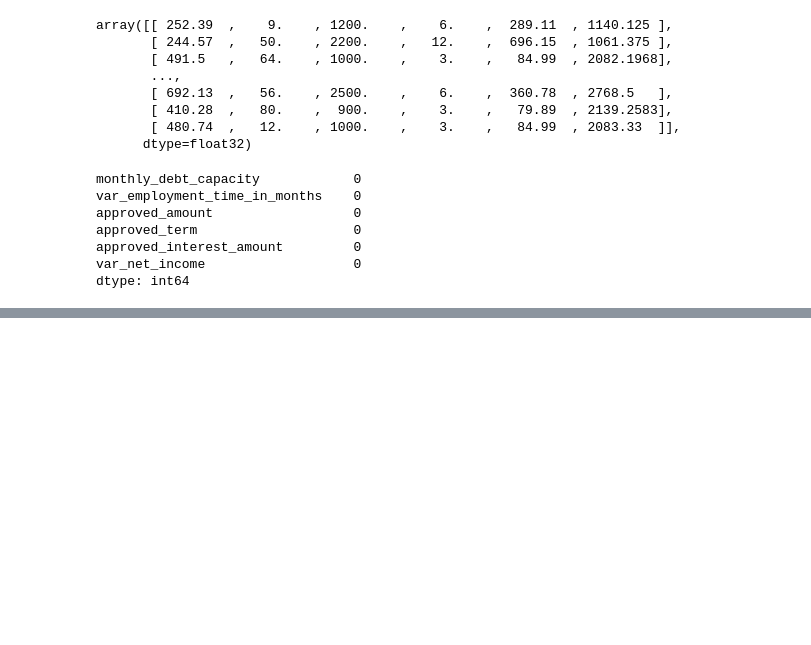
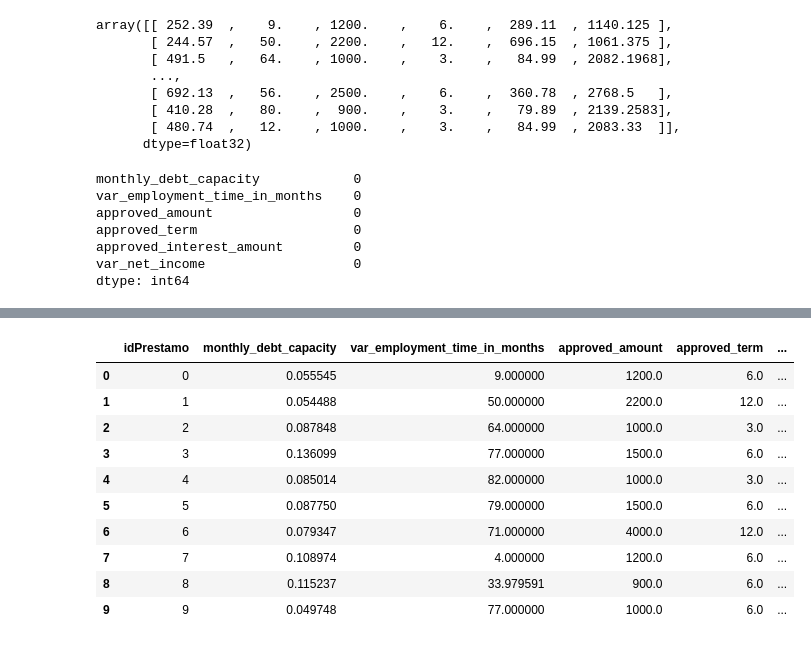
Before and after one commit to AbrahamG20/TPMachineLearning, a Jupyter notebook: TP_Machine_Learning.ipynb, the cells around one changed output, grey strips where cells are left out. Saved outputs shown, nothing was run; the diff lists cells and outputs as text; code cells hidden in the pictures; blank space fills up the shorter version.

```diff
--- a/TP_Machine_Learning.ipynb
+++ b/TP_Machine_Learning.ipynb
@@ -175,0 +247,14 @@ dtype: int64
+# %%
+x_df.head(10)
+# %% [output]
+|  | idPrestamo | monthly_debt_capacity | var_employment_time_in_months | approved_amount | approved_term | ... |
+| 0 | 0 | 0.055545 | 9.000000 | 1200.0 | 6.0 | ... |
+| 1 | 1 | 0.054488 | 50.000000 | 2200.0 | 12.0 | ... |
+| 2 | 2 | 0.087848 | 64.000000 | 1000.0 | 3.0 | ... |
+| 3 | 3 | 0.136099 | 77.000000 | 1500.0 | 6.0 | ... |
+| 4 | 4 | 0.085014 | 82.000000 | 1000.0 | 3.0 | ... |
+| 5 | 5 | 0.087750 | 79.000000 | 1500.0 | 6.0 | ... |
+| 6 | 6 | 0.079347 | 71.000000 | 4000.0 | 12.0 | ... |
+| 7 | 7 | 0.108974 | 4.000000 | 1200.0 | 6.0 | ... |
+| 8 | 8 | 0.115237 | 33.979591 | 900.0 | 6.0 | ... |
+| 9 | 9 | 0.049748 | 77.000000 | 1000.0 | 6.0 | ... |
```
Also changed, not shown: parts of 8 cells of this notebook.
